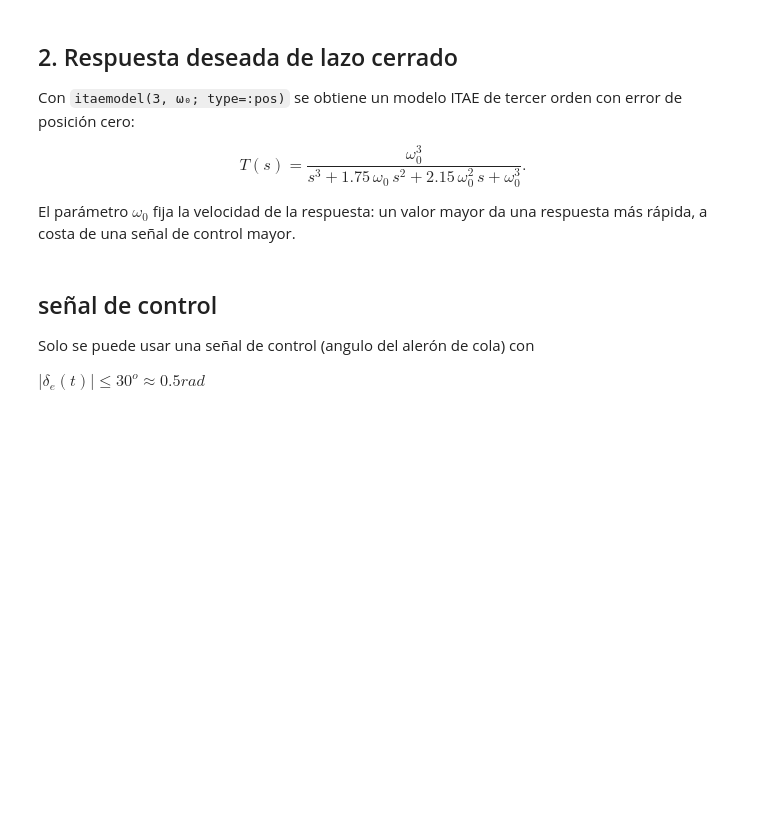
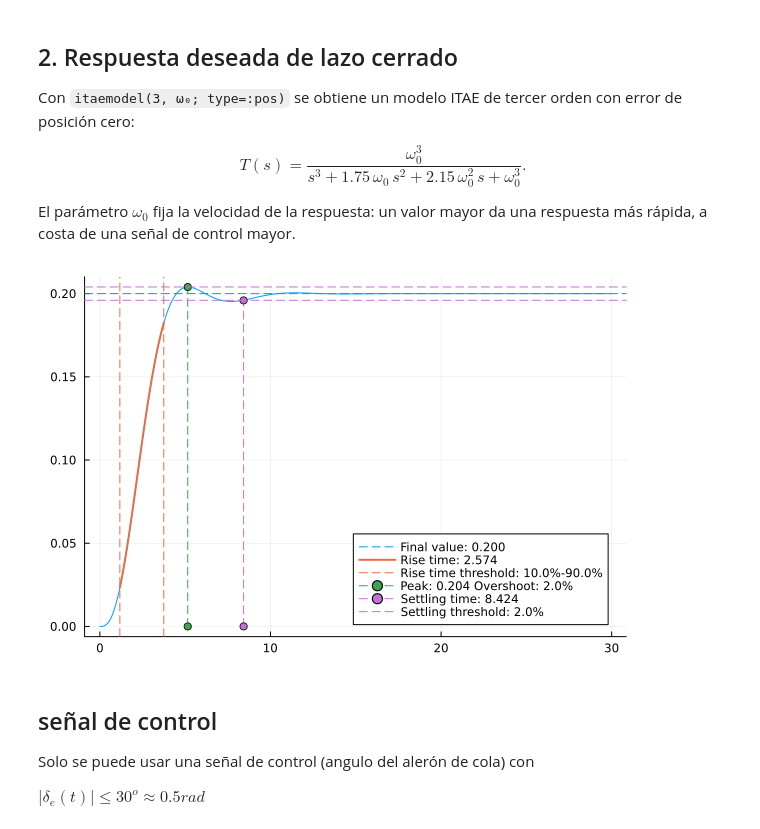
Before and after one commit to nebisman/control-material, a Jupyter notebook: notebooks_julia/ejemplo_control_2gdl.ipynb, the cells around one changed output. Cells and saved outputs as stored; diff of their text form; code cells hidden in the pictures; blank space fills up the shorter version.

```diff
--- a/notebooks_julia/ejemplo_control_2gdl.ipynb
+++ b/notebooks_julia/ejemplo_control_2gdl.ipynb
@@ -30,11 +44,13 @@ $$T(s) = \frac{\omega_0^3}{s^3 + 1.75\,\omega_0\, s^2 + 2.15\,\omega_0^2\, s + \
 
 El parámetro $\omega_0$ fija la velocidad de la respuesta: un valor mayor da una respuesta más rápida, a costa de una señal de control mayor.
 # %%
-ω₀ = 0.9
+w0 = 0.9
 reference = 0.2
-T = itaemodel(3, ω₀; type=:pos)
+T =  w0^3/(s^3+1.75*w0*s^2+2.15*w0^2*s+w0^3)
 resultado =step(T*reference,30) # respuesta deseada de r a θ
 plot(stepinfo(resultado))
+# %% [output]
+[figure, added]
 # %% [markdown]
 ## señal de control
 
```
Also changed, not shown: parts of 4 cells of this notebook, 2 other files.
